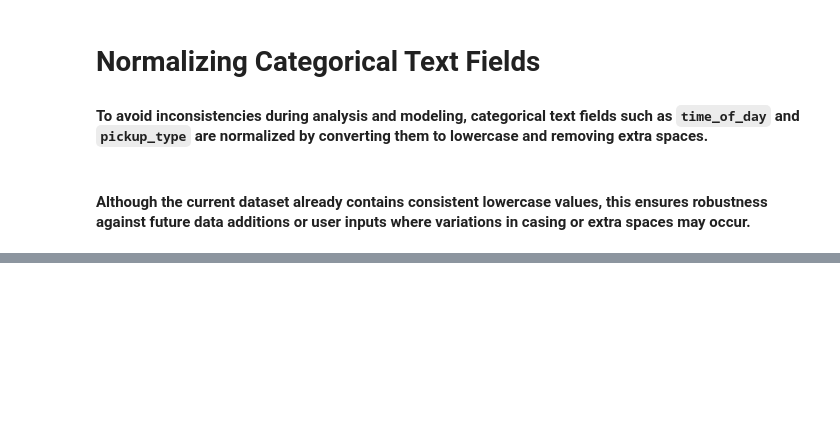
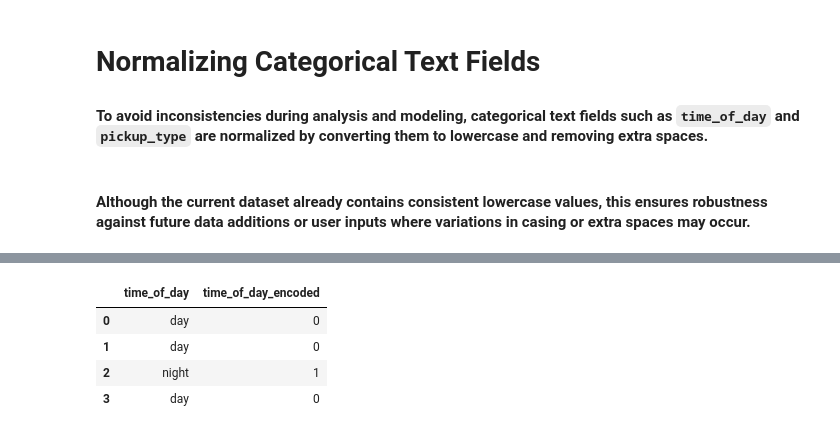
Before and after one commit to rinorobert/SmartFare-AI, a Jupyter notebook: notebooks/fare_analysis.ipynb, the cells around one changed output, grey strips where cells are left out. Saved outputs shown, nothing was run; the diff lists cells and outputs as text; code cells hidden in the pictures; blank space fills up the shorter version.

```diff
--- a/notebooks/fare_analysis.ipynb
+++ b/notebooks/fare_analysis.ipynb
@@ -87,0 +106,11 @@ df
+# %%
+# Encode : day = 0 and night = 1
+df["time_of_day_encoded"] = df["time_of_day"].map({"day": 0, "night": 1})
+
+df[["time_of_day", "time_of_day_encoded"]]
+# %% [output]
+|  | time_of_day | time_of_day_encoded |
+| 0 | day | 0 |
+| 1 | day | 0 |
+| 2 | night | 1 |
+| 3 | day | 0 |
```
Also changed, not shown: parts of 14 cells of this notebook, 1 other file.
